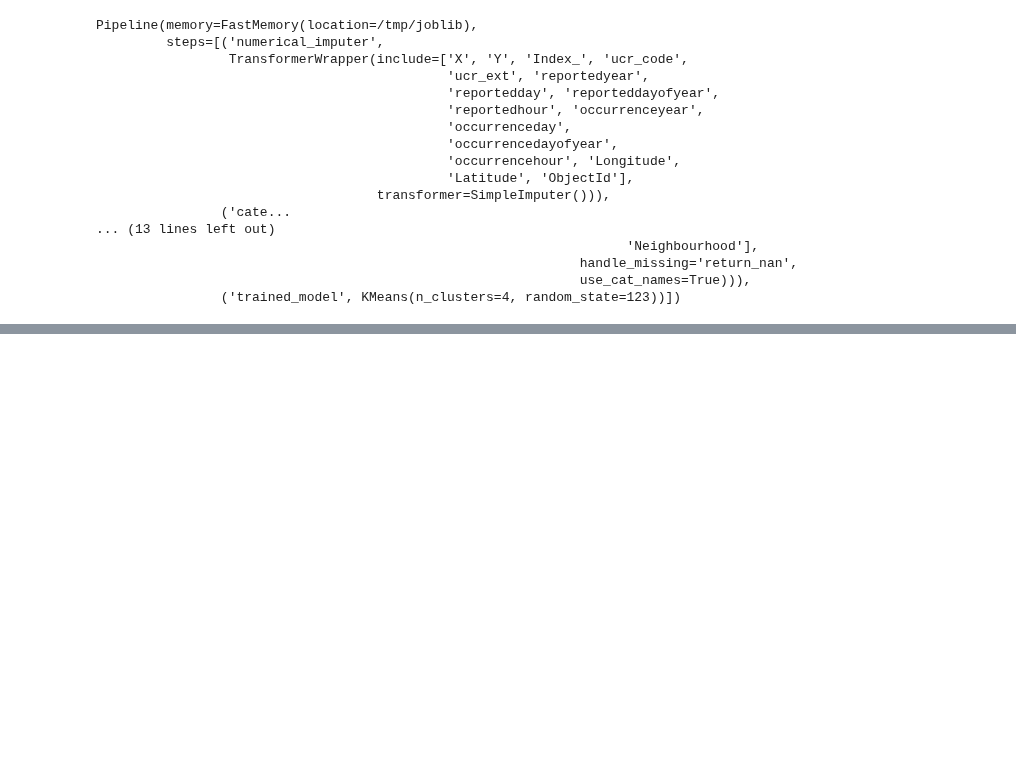
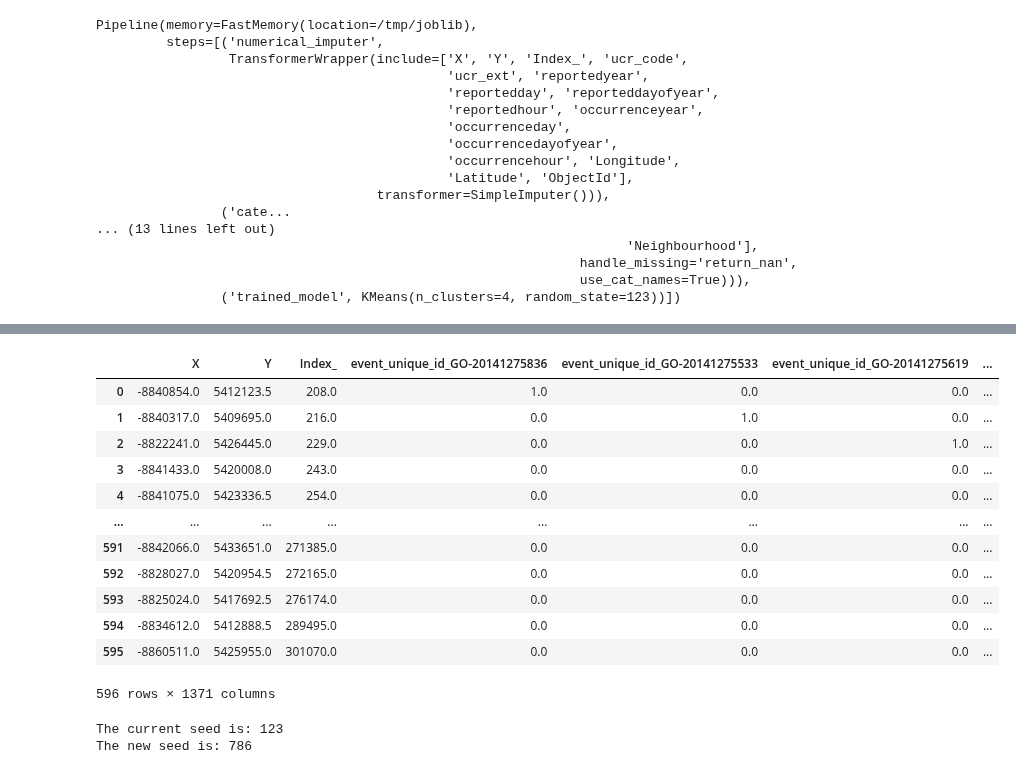
Before and after one commit to sanoliv/SCS_3253_061-Machine-Learning, a Jupyter notebook: Toronto_Police_MCI_with_pyCaret.ipynb, the cells around one changed output, grey strips where cells are left out. Drawn from its saved outputs; the diff is of its cells as text; code cells hidden in the pictures; blank space fills up the shorter version.

```diff
--- a/Toronto_Police_MCI_with_pyCaret.ipynb
+++ b/Toronto_Police_MCI_with_pyCaret.ipynb
@@ -295,0 +317,4 @@ s = setup(data, session_id = 123)
+# %%
+# lets access X_train_transformed
+get_config('X_train_transformed')
+# %% [output]
@@ -295,0 +322,23 @@ s = setup(data, session_id = 123)
+|  | X | Y | Index_ | event_unique_id_GO-20141275836 | event_unique_id_GO-20141275533 | event_unique_id_GO-20141275619 | ... |
+| 0 | -8840854.0 | 5412123.5 | 208.0 | 1.0 | 0.0 | 0.0 | ... |
+| 1 | -8840317.0 | 5409695.0 | 216.0 | 0.0 | 1.0 | 0.0 | ... |
+| 2 | -8822241.0 | 5426445.0 | 229.0 | 0.0 | 0.0 | 1.0 | ... |
+| 3 | -8841433.0 | 5420008.0 | 243.0 | 0.0 | 0.0 | 0.0 | ... |
+| 4 | -8841075.0 | 5423336.5 | 254.0 | 0.0 | 0.0 | 0.0 | ... |
+| ... | ... | ... | ... | ... | ... | ... | ... |
+| 591 | -8842066.0 | 5433651.0 | 271385.0 | 0.0 | 0.0 | 0.0 | ... |
+| 592 | -8828027.0 | 5420954.5 | 272165.0 | 0.0 | 0.0 | 0.0 | ... |
+| 593 | -8825024.0 | 5417692.5 | 276174.0 | 0.0 | 0.0 | 0.0 | ... |
+| 594 | -8834612.0 | 5412888.5 | 289495.0 | 0.0 | 0.0 | 0.0 | ... |
+| 595 | -8860511.0 | 5425955.0 | 301070.0 | 0.0 | 0.0 | 0.0 | ... |
+596 rows × 1371 columns
+# %%
+# another example: let's access seed
+print("The current seed is: {}".format(get_config('seed')))
+
+# now lets change it using set_config
+set_config('seed', 786)
+print("The new seed is: {}".format(get_config('seed')))
+# %% [output]
+The current seed is: 123
+The new seed is: 786
```
Also changed, not shown: parts of 21 cells of this notebook.
